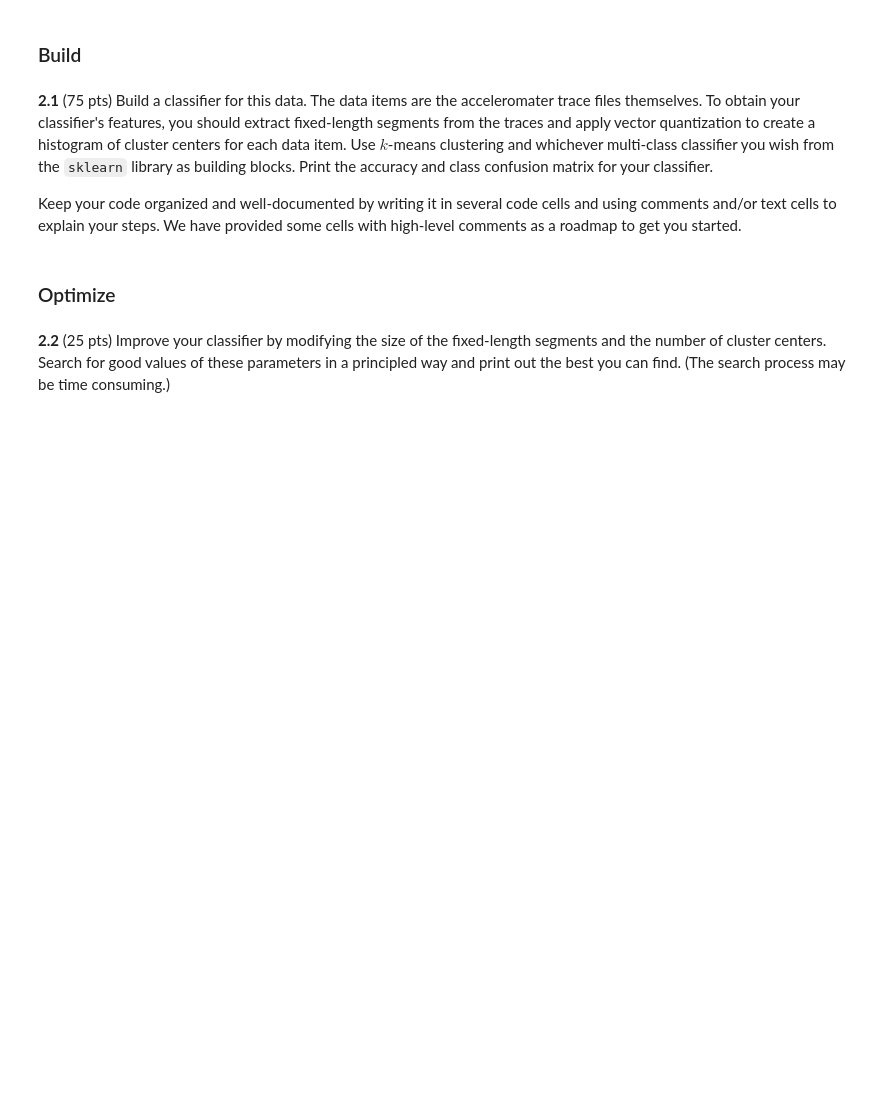
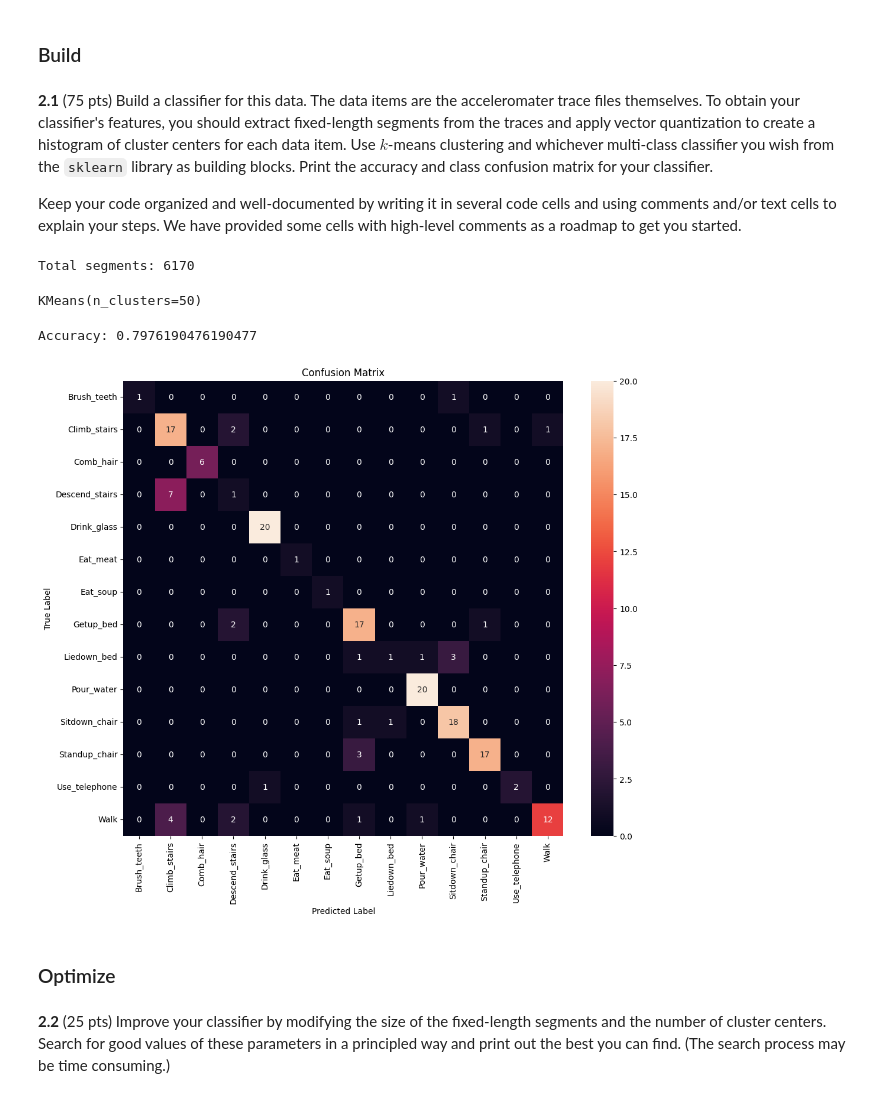
Before and after one commit to aitechroberts/ml_adversary, a Jupyter notebook: HW5.ipynb, the cells around one changed output. Cells and saved outputs as stored; diff of their text form; code cells hidden in the pictures; blank space fills up the shorter version.

```diff
--- a/HW5.ipynb
+++ b/HW5.ipynb
@@ -59,0 +82,35 @@ Keep your code organized and well-documented by writing it in several code cells
+# %%
+# EXTRACTING SEGMENTS FROM ALL ACCELEROMETER TRACES
+def read_accelerometer_data(file_path):
+    data = np.loadtxt(file_path)
+    return data
+
+def extract_segments(data, segment_size=100, step_size=50):
+    segments = []
+    for start in range(0, len(data) - segment_size + 1, step_size):
+        end = start + segment_size
+        segment = data[start:end]
+        segments.append(segment)
+    return segments
+
+# Collect all segments from training data
+all_segments = []
+
+for file_path in file_list_train:
+    data = read_accelerometer_data(file_path)
+    segments = extract_segments(data, segment_size=100, step_size=50)
+    for segment in segments:
+        segment_flat = segment.flatten()
+        all_segments.append(segment_flat)
+
+all_segments = np.array(all_segments)
+print('Total segments:', all_segments.shape[0])
+# %% [output]
+Total segments: 6170
+# %%
+# CLUSTERING
+k = 50  # Number of clusters
+kmeans = KMeans(n_clusters=k)
+kmeans.fit(all_segments)
+# %% [output]
+KMeans(n_clusters=50)
@@ -60,3 +147,29 @@ Keep your code organized and well-documented by writing it in several code cells
+# %%
+# CLASSIFICATION AND EVALUATION
+# Initialize and train the classifier
+clf = SVC(kernel='linear', random_state=42)
+clf.fit(X_train, y_train)
+
+# Predict on test data
+y_pred = clf.predict(X_test)
+
+# Compute accuracy
+acc = accuracy_score(y_test, y_pred)
+print('Accuracy:', acc)
+
+# Compute confusion matrix
+cm = confusion_matrix(y_test, y_pred, labels=activities)
+
+# Plot confusion matrix
+plt.figure(figsize=(12, 10))
+sns.heatmap(cm, annot=True, fmt='d', xticklabels=activities, yticklabels=activities)
+plt.ylabel('True Label')
+plt.xlabel('Predicted Label')
+plt.title('Confusion Matrix')
+plt.show()
+# %% [output]
+Accuracy: 0.7976190476190477
+[figure, added]
 # %% [markdown]
 ### Optimize
 # %% [markdown]
```
Also changed, not shown: parts of 14 cells of this notebook, 1 other file.
